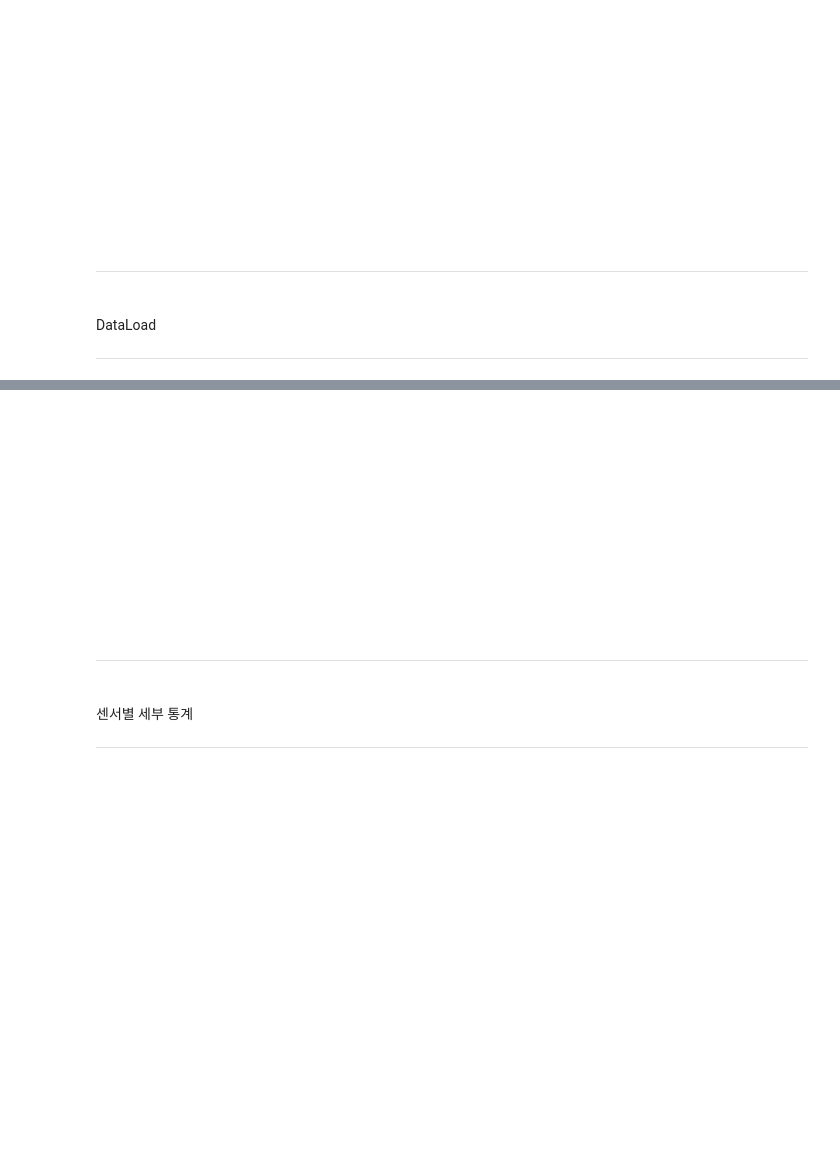
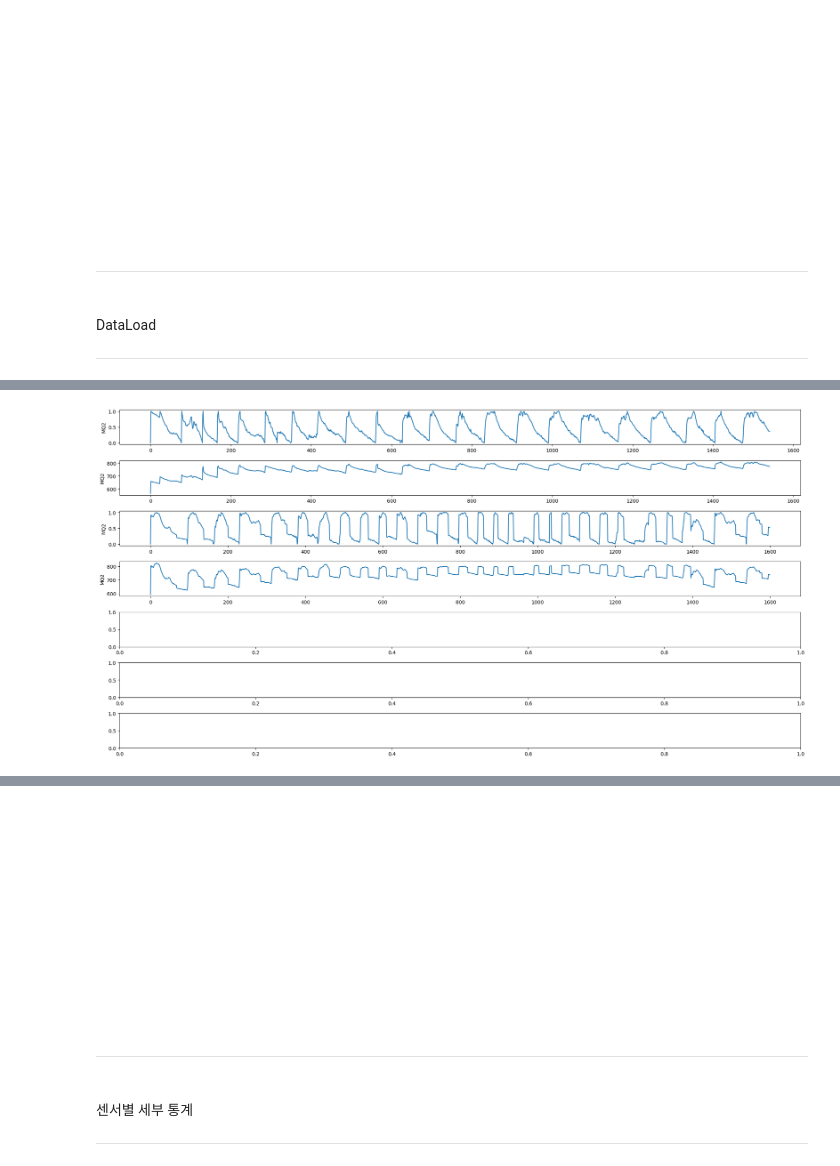
Before and after one commit to Wlsghdh/GasLeakage-MultiModal-MTF, a Jupyter notebook: Untitled1.ipynb, the cells around one changed output, grey strips where cells are left out. Drawn from its saved outputs; the diff is of its cells as text; code cells hidden in the pictures; blank space fills up the shorter version.

```diff
--- a/Untitled1.ipynb
+++ b/Untitled1.ipynb
@@ -95,0 +110,91 @@ for i in range(7):
+# %%
+sensor = pd.read_csv('/data2/project/2025summer/jjh0709/Data/zkwgkjkjn9-2/Gas Sensors Measurements/Gas_Sensors_Measurements.csv')
+
+data = sensor[sensor['Gas']=='NoGas']
+data = data.reset_index()
+
+data = data[['MQ2','MQ3','MQ5','MQ6','MQ7','MQ8','MQ135','Serial Number']]
+
+# data = data[['MQ2','MQ3','MQ5','MQ6','MQ7','MQ8','MQ135']]
+fig, axes = plt.subplots(7, 1, figsize=(20, 10))
+axes = axes.ravel()
+a = pd.read_csv('/data2/project/2025summer/jjh0709/git/GasLeakage-MultiModal-MTF/normalized_NoGas.csv')
+x2 = np.arange(1542)
+x=np.arange(1542)
+x3 = np.arange(1600)
+s = data[data['Serial Number']>=58]
+# data = data[['MQ2','MQ3','MQ5','MQ6','MQ7','MQ8','MQ135']]
+
+_=sns.lineplot(data=a,x=x,y=a['MQ2'],ax=axes[0])
+_=sns.lineplot(data=s,x=x2,y=s['MQ2'],ax=axes[1])
+
+
+sensor = pd.read_csv('/data2/project/2025summer/jjh0709/Data/zkwgkjkjn9-2/Gas Sensors Measurements/Gas_Sensors_Measurements.csv')
+datas = sensor[sensor['Gas']=='Perfume']
+datas = datas.reset_index()
+
+v = pd.read_csv('/data2/project/2025summer/jjh0709/git/GasLeakage-MultiModal-MTF/normalized_Perfume.csv')
+_=sns.lineplot(data=v, x=x3,y=v['MQ2'],ax=axes[2])
+
+_=sns.lineplot(data=datas,x=x3,y=datas['MQ2'],ax=axes[3])
+
+
+
+
+###
+'''for i in range(2):
+    _=axes[i].axvline(x=58,color='r',linestyle='--',linewidth=2)
+for i in range(2):
+    _=axes[i].axvline(x=81,color='r',linestyle='--',linewidth=2)
+for i in range(2):
+    _=axes[i].axvline(x=135,color='r',linestyle='--',linewidth=2)
+for i in range(2):
+    _=axes[i].axvline(x=187,color='r',linestyle='--',linewidth=2)
+for i in range(2):
+    _=axes[i].axvline(x=224,color='r',linestyle='--',linewidth=2)
+for i in range(2):
+    _=axes[i].axvline(x=277,color='r',linestyle='--',linewidth=2)
+for i in range(2):
+    _=axes[i].axvline(x=373,color='r',linestyle='--',linewidth=2)
+for i in range(2):
+    _=axes[i].axvline(x=343,color='r',linestyle='--',linewidth=2)
+for i in range(2):
+    _=axes[i].axvline(x=411,color='r',linestyle='--',linewidth=2)
+for i in range(2):
+    _=axes[i].axvline(x=475,color='r',linestyle='--',linewidth=2)
+for i in range(2):
+    _=axes[i].axvline(x=544,color='r',linestyle='--',linewidth=2)
+for i in range(2):
+    _=axes[i].axvline(x=619,color='r',linestyle='--',linewidth=2)
+for i in range(2):
+    _=axes[i].axvline(x=684,color='r',linestyle='--',linewidth=2)
+for i in range(2):
+    _=axes[i].axvline(x=752,color='r',linestyle='--',linewidth=2)
+for i in range(2):
+    _=axes[i].axvline(x=818,color='r',linestyle='--',linewidth=2)
+for i in range(2):
+    _=axes[i].axvline(x=890,color='r',linestyle='--',linewidth=2)
+for i in range(2):
+    _=axes[i].axvline(x=972,color='r',linestyle='--',linewidth=2)
+for i in range(2):
+    _=axes[i].axvline(x=972,color='r',linestyle='--',linewidth=2)
+for i in range(2):
+    _=axes[i].axvline(x=0,color='r',linestyle='--',linewidth=2)
+for i in range(2):
+    _=axes[i].axvline(x=1051,color='r',linestyle='--',linewidth=2)
+for i in range(2):
+    _=axes[i].axvline(x=1129,color='r',linestyle='--',linewidth=2)
+for i in range(2):
+    _=axes[i].axvline(x=1303,color='r',linestyle='--',linewidth=2)
+for i in range(2):
+    _=axes[i].axvline(x=1392,color='r',linestyle='--',linewidth=2)
+for i in range(2):
+    _=axes[i].axvline(x=1464,color='r',linestyle='--',linewidth=2)
+for i in range(2):
+    _=axes[i].axvline(x=1533,color='r',linestyle='--',linewidth=2)
+for i in range(2):
+    _=axes[i].axvline(x=1223,color='r',linestyle='--',linewidth=2)'''
+
+fig.tight_layout()
+# %% [output]
+[figure, added]
```
Also changed, not shown: parts of 5 cells of this notebook.
